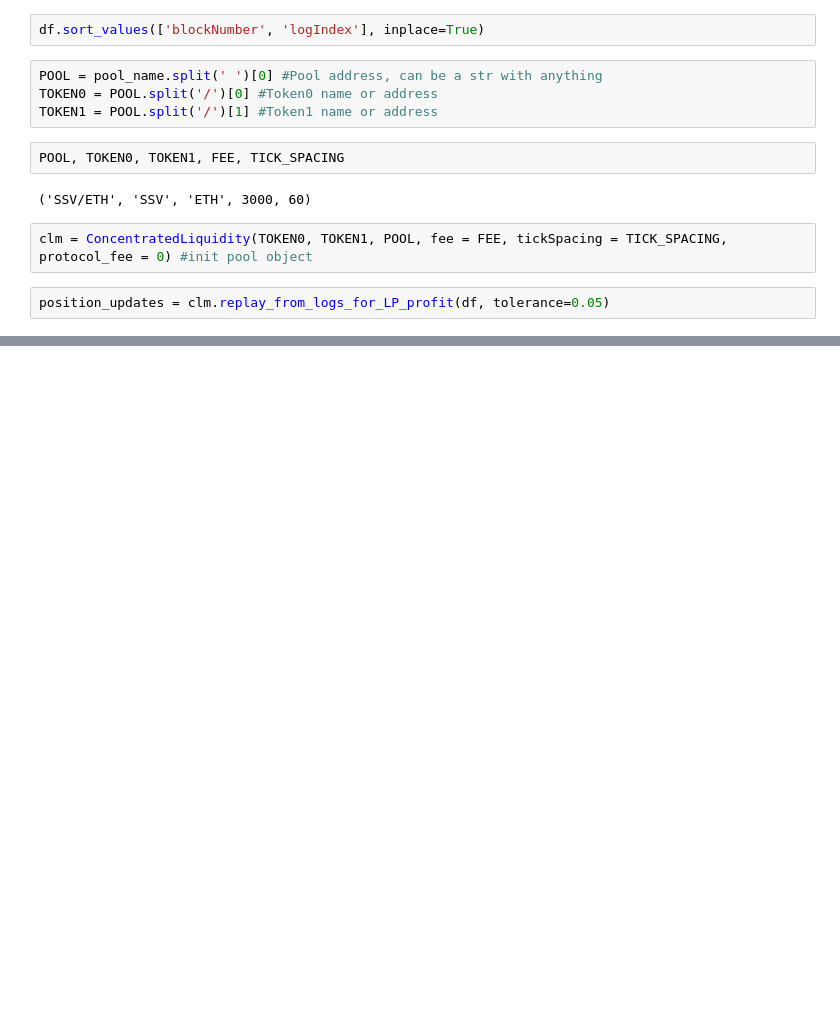
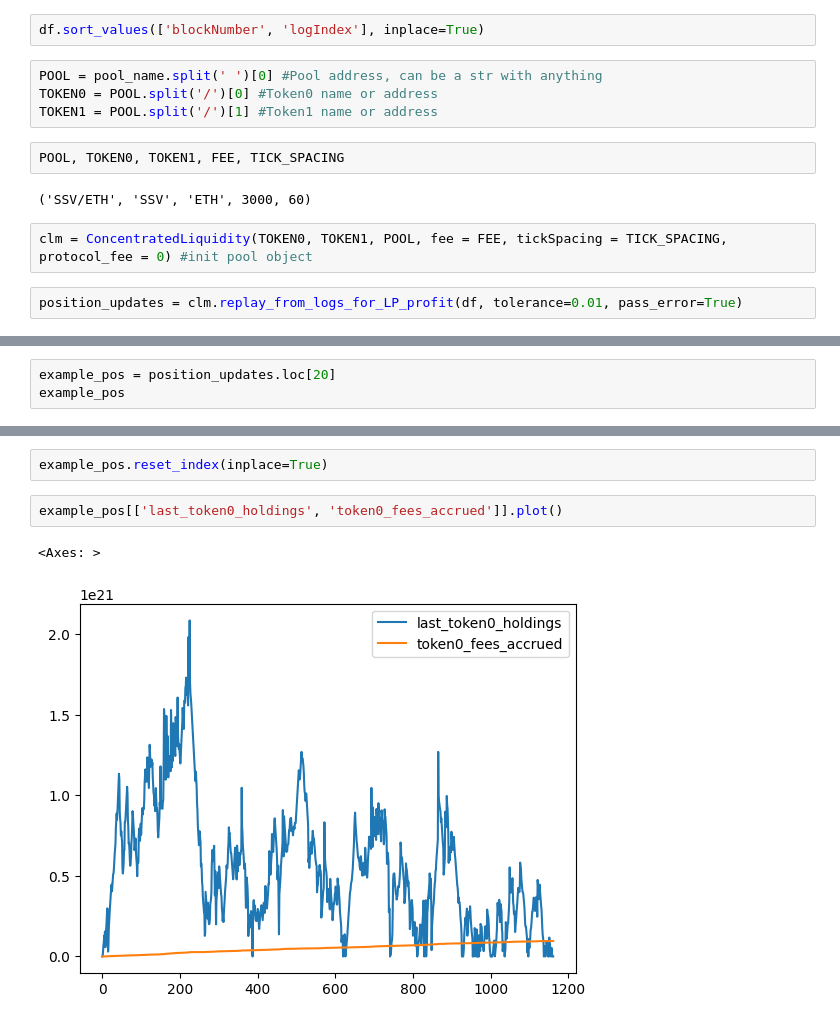
Before and after one commit to Luke-J-Johnson/amm-liquidity, a Jupyter notebook: pools/cl_cpmm/cl_cpmm_usage.ipynb, the cells around one changed output, grey strips where cells are left out. Cells and saved outputs as stored; diff of their text form; blank space fills up the shorter version.

Commit message:
feat: added sqrtP and error pass

```diff
--- a/pools/cl_cpmm/cl_cpmm_usage.ipynb
+++ b/pools/cl_cpmm/cl_cpmm_usage.ipynb
@@ -124,5 +124,5 @@ POOL, TOKEN0, TOKEN1, FEE, TICK_SPACING
 # %%
 clm = ConcentratedLiquidity(TOKEN0, TOKEN1, POOL, fee = FEE, tickSpacing = TICK_SPACING, protocol_fee = 0) #init pool object
 # %%
-position_updates = clm.replay_from_logs_for_LP_profit(df, tolerance=0.05)
+position_updates = clm.replay_from_logs_for_LP_profit(df, tolerance=0.01, pass_error=True)
 # %% [output]
@@ -155,0 +149,3 @@ clm.positions
+# %%
+example_pos = position_updates.loc[20]
+example_pos
@@ -155,0 +166,7 @@ clm.positions
+# %%
+example_pos.reset_index(inplace=True)
+# %%
+example_pos[['last_token0_holdings', 'token0_fees_accrued']].plot()
+# %% [output]
+<Axes: >
+[figure, added]
```
Also changed, not shown: parts of 38 cells of this notebook, 1 other file.
